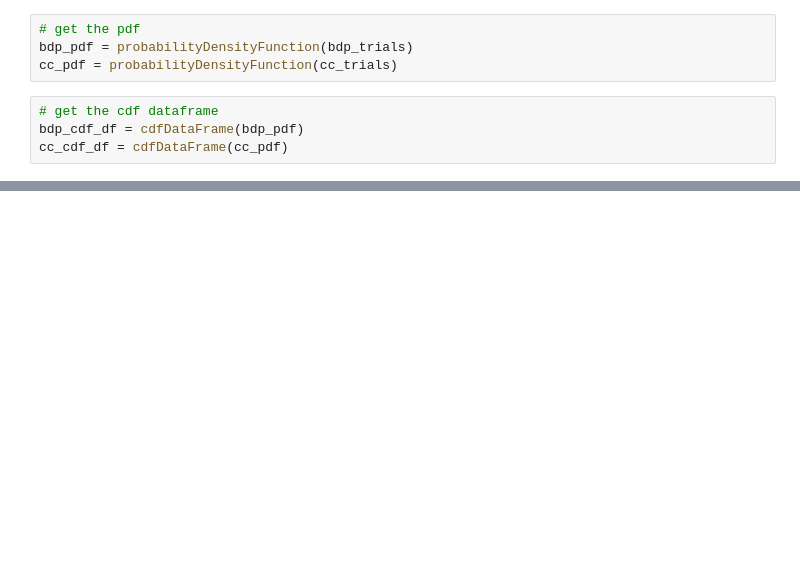
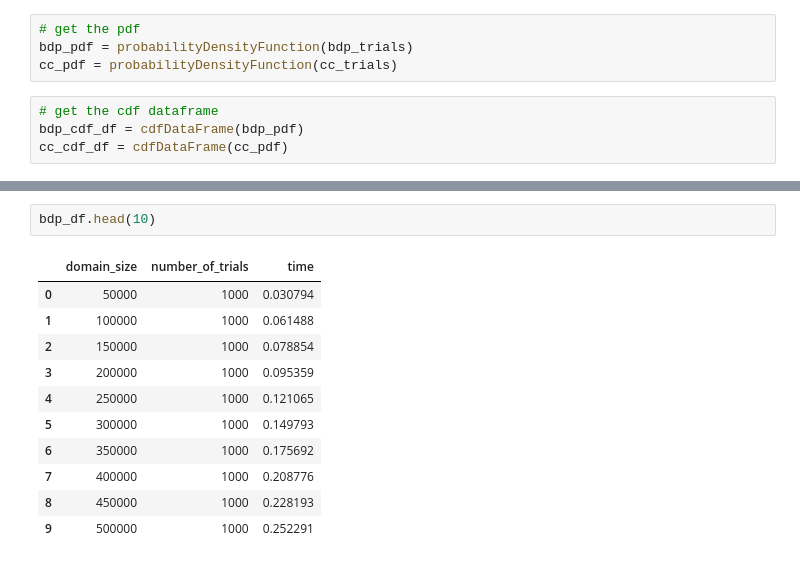
Before and after one commit to VaiSuliafu/CS6140_DataMining, a Jupyter notebook: Assignment_1.ipynb, the cells around one changed output, grey strips where cells are left out. Saved outputs shown, nothing was run; the diff lists cells and outputs as text; blank space fills up the shorter version.

```diff
--- a/Assignment_1.ipynb
+++ b/Assignment_1.ipynb
@@ -262,0 +277,14 @@ plotSurface(cc_df, "Coupon Collectors")
+# %%
+bdp_df.head(10)
+# %% [output]
+|  | domain_size | number_of_trials | time |
+| 0 | 50000 | 1000 | 0.030794 |
+| 1 | 100000 | 1000 | 0.061488 |
+| 2 | 150000 | 1000 | 0.078854 |
+| 3 | 200000 | 1000 | 0.095359 |
+| 4 | 250000 | 1000 | 0.121065 |
+| 5 | 300000 | 1000 | 0.149793 |
+| 6 | 350000 | 1000 | 0.175692 |
+| 7 | 400000 | 1000 | 0.208776 |
+| 8 | 450000 | 1000 | 0.228193 |
+| 9 | 500000 | 1000 | 0.252291 |
```
Also changed, not shown: parts of 16 cells of this notebook.
